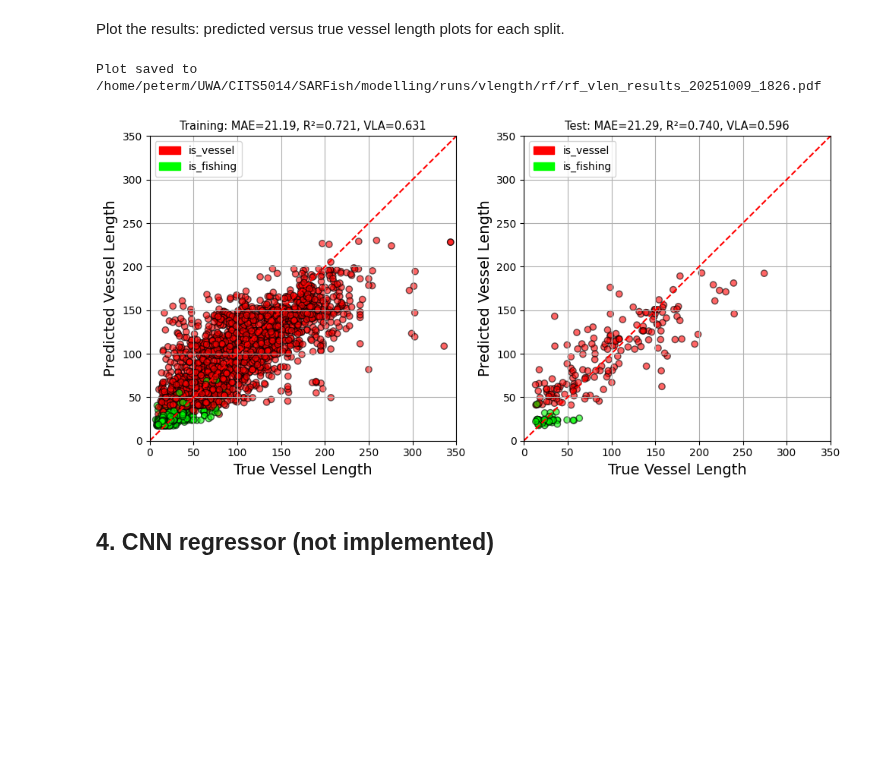
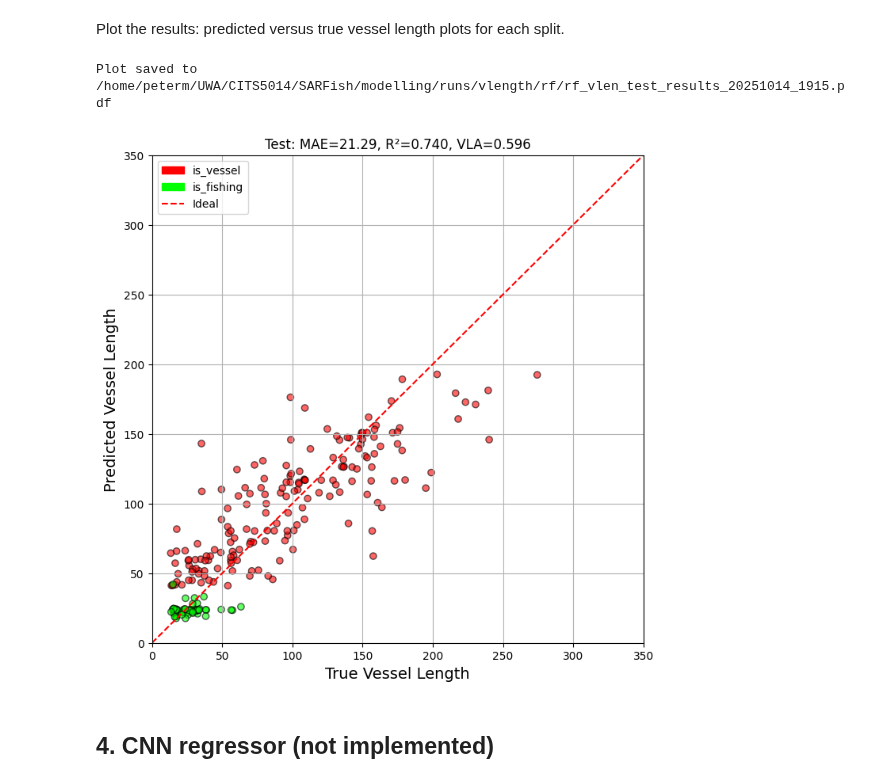
Before and after one commit to pmillitz/SARship-detect, a Jupyter notebook: modelling/notebooks/vlen_rf_regressor.ipynb, the cells around one changed output. Saved outputs shown, nothing was run; the diff lists cells and outputs as text; code cells hidden in the pictures; blank space fills up the shorter version.

```diff
--- a/modelling/notebooks/vlen_rf_regressor.ipynb
+++ b/modelling/notebooks/vlen_rf_regressor.ipynb
@@ -373,23 +373,23 @@ Plot the results: predicted versus true vessel length plots for each split.
 # %%
 # Extract class information for colored plotting (if 'class' is in features)
 train_classes = X_train[:, regressor.feature_cols.index('class')] if 'class' in regressor.feature_cols else None
-val_classes = X_val[:, regressor.feature_cols.index('class')] if 'class' in regressor.feature_cols else None
+#val_classes = X_val[:, regressor.feature_cols.index('class')] if 'class' in regressor.feature_cols else None
 test_classes = X_test[:, regressor.feature_cols.index('class')] if 'class' in regressor.feature_cols else None
 
 # Prepare plot data dictionary
 plot_data = {
     'train_true': y_train, 'train_pred': y_train_pred,
     'test_true': y_test, 'test_pred': y_test_pred,
     'train_metrics': train_metrics['overall'],
     'test_metrics': test_metrics['overall'],
     'train_classes': train_classes,
     'test_classes': test_classes
   }
 # Generate all plots
-regressor.plot_results(plot_data, save_path='rf_vlen_results_20251009_1826.pdf', log_dir=f"/home/peterm/UWA/CITS5014/SARFish/modelling/runs/vlength/rf")
+regressor.plot_results(plot_data, save_path='rf_vlen_test_results_20251014_1915.pdf', log_dir=f"/home/peterm/UWA/CITS5014/SARFish/modelling/runs/vlength/rf", split='test')
 # %% [output]
-Plot saved to /home/peterm/UWA/CITS5014/SARFish/modelling/runs/vlength/rf/rf_vlen_results_20251009_1826.pdf
+Plot saved to /home/peterm/UWA/CITS5014/SARFish/modelling/runs/vlength/rf/rf_vlen_test_results_20251014_1915.pdf
-[figure, old version]
+[figure, new version]
 # %% [markdown]
 ## 4. CNN regressor (not implemented)
 # %% [markdown]
```
Also changed, not shown: 1 other file.
